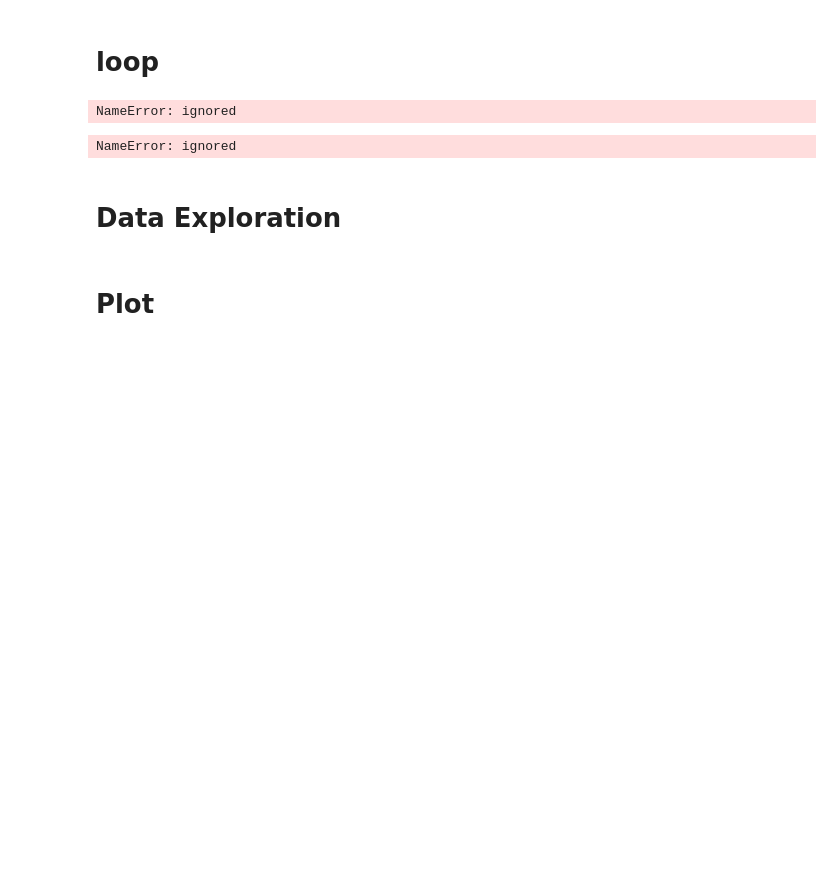
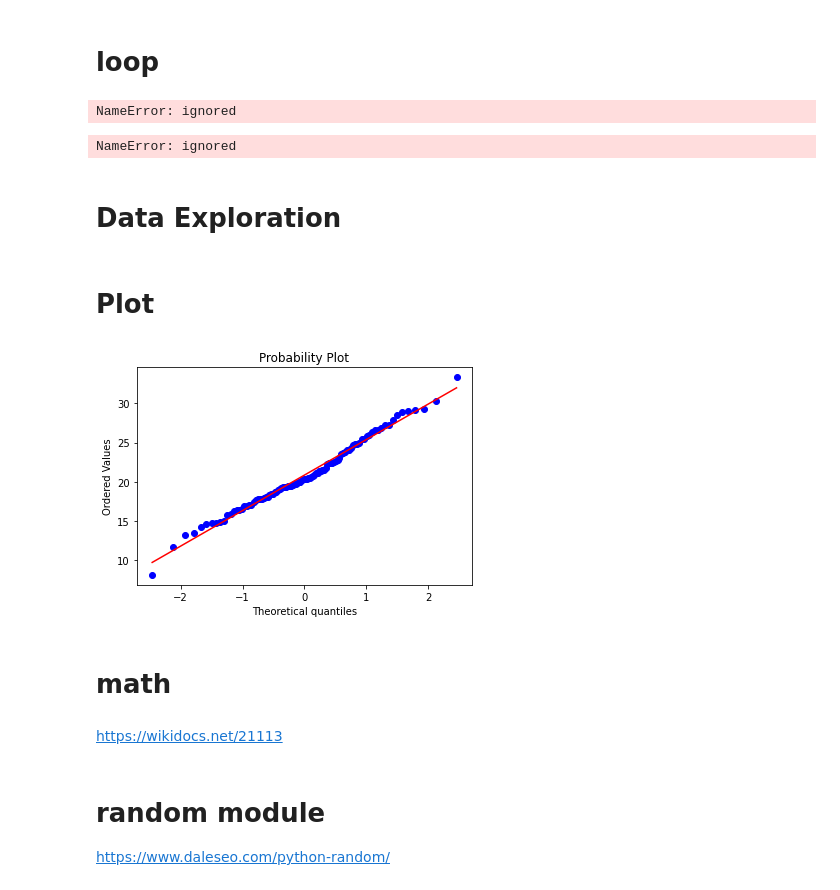
Before and after one commit to Jihunni/Python_basics, a Jupyter notebook: Resource_PythonBasics.ipynb, the cells around one changed output. Drawn from its saved outputs; the diff is of its cells as text; code cells hidden in the pictures; blank space fills up the shorter version.

```diff
--- a/Resource_PythonBasics.ipynb
+++ b/Resource_PythonBasics.ipynb
@@ -196,3 +300,17 @@ plt.plot(t, y, 'r')
 plt.legend(('legend_x','legend_y'), loc='best')
 plt.grid(True)
 plt.show()
+# %%
+import numpy as np
+import pylab
+import scipy.stats as stats
+
+measurements = np.random.normal(loc = 20, scale = 5, size=100)
+stats.probplot(measurements, dist="norm", plot=pylab)
+pylab.show()
+# %% [output]
+[figure, added]
+# %% [markdown]
+# math
+# %% [markdown]
+https://wikidocs.net/21113
@@ -198,0 +320,3 @@ plt.show()
+# %% [markdown]
+# random module
+https://www.daleseo.com/python-random/
```
Also changed, not shown: parts of 28 cells of this notebook.
